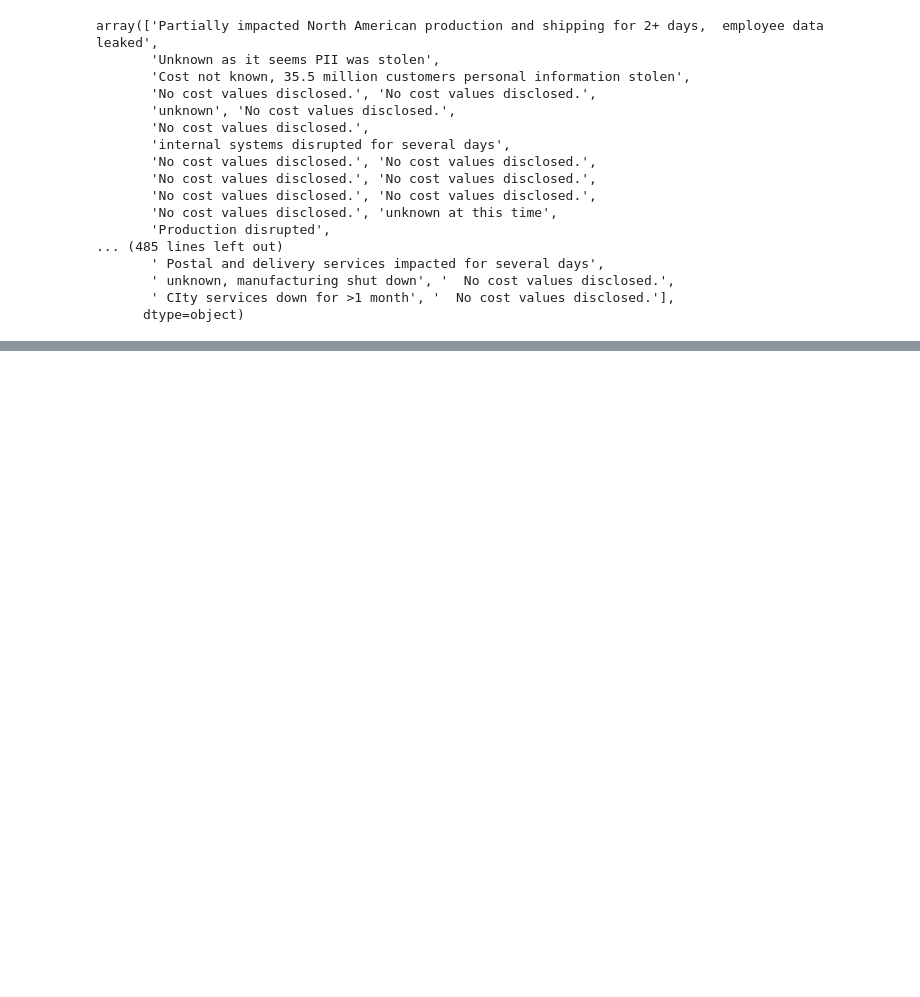
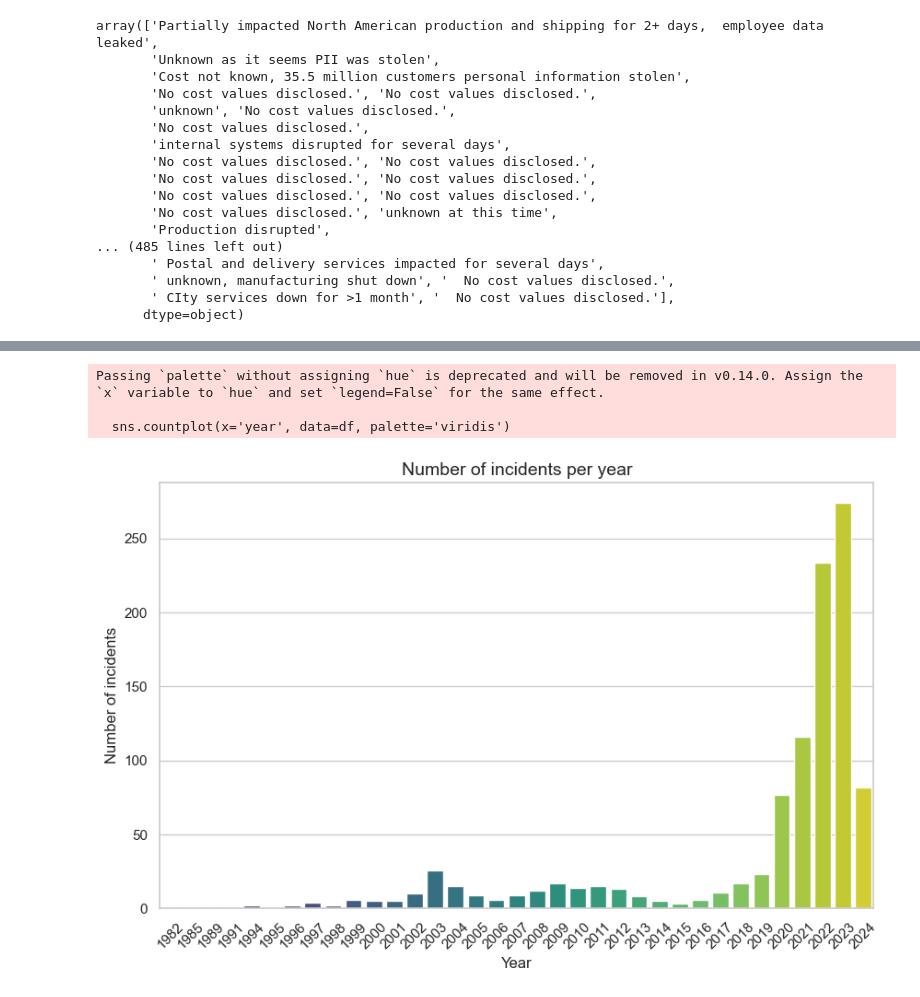
Before and after one commit to sdomialo/DeNexus_CSV-Analysis, a Jupyter notebook: ICSSTRIVE_clean.ipynb, the cells around one changed output, grey strips where cells are left out. Drawn from its saved outputs; the diff is of its cells as text; code cells hidden in the pictures; blank space fills up the shorter version.

```diff
--- a/ICSSTRIVE_clean.ipynb
+++ b/ICSSTRIVE_clean.ipynb
@@ -922,0 +990,13 @@ array(['Partially impacted North American production and shipping for 2+ days,
+# %%
+# Convertir la columna 'estimated_cost1' a valores numéricos, ignorando los NaN
+df['estimated_cost1'] = pd.to_numeric(df['estimated_cost1'], errors='coerce')
+
+# Calcular la media de la columna 'estimated_cost1', ignorando los NaN
+mean_value = df['estimated_cost1'].mean()
+
+# Rellenar los valores NaN con la media calculada
+df['estimated_cost1'] = df['estimated_cost1'].fillna(mean_value)
+
+# Calcular estadísticas descriptivas después de rellenar los NaN
+print("\nEstadísticas descriptivas para el costo estimado (NaN rellenados con la media):")
+print(df['estimated_cost1'].describe())
@@ -922,0 +1098,18 @@ array(['Partially impacted North American production and shipping for 2+ days,
+# %%
+# Estilo de gráficos
+sns.set(style="whitegrid")
+
+# Análisis temporal: Tendencia de incidentes por año
+if 'year' in df.columns:
+    plt.figure(figsize=(10, 6))
+    sns.countplot(x='year', data=df, palette='viridis')
+    plt.title('Number of incidents per year', fontsize=14)
+    plt.xlabel('Year')
+    plt.ylabel('Number of incidents')
+    plt.xticks(rotation=45)
+    plt.show()
+# %% [output]
+Passing `palette` without assigning `hue` is deprecated and will be removed in v0.14.0. Assign the `x` variable to `hue` and set `legend=False` for the same effect.
+
+  sns.countplot(x='year', data=df, palette='viridis')
+[figure, added]
```
Also changed, not shown: parts of 25 cells of this notebook.
